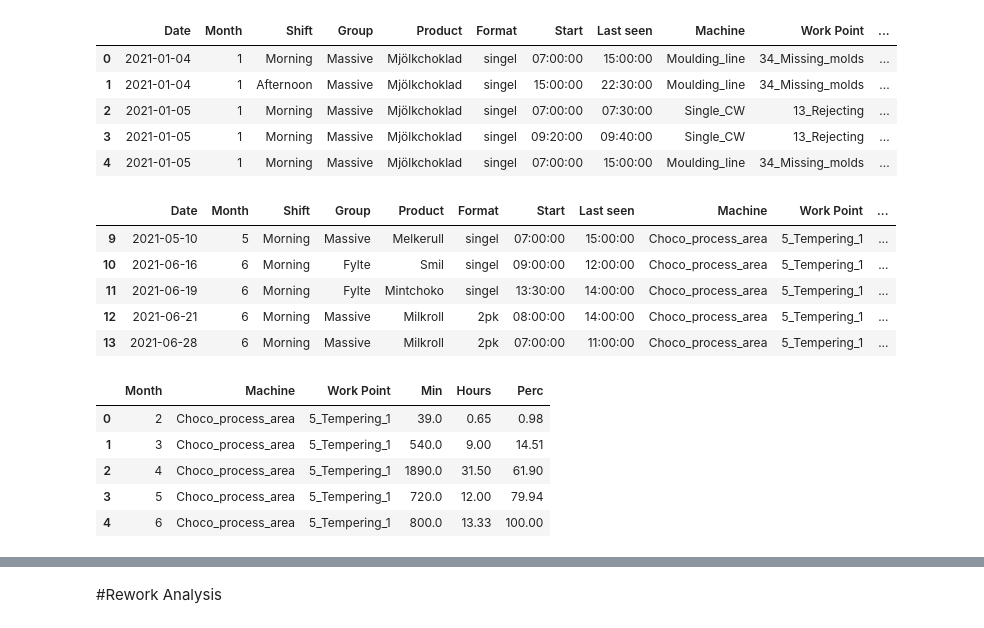
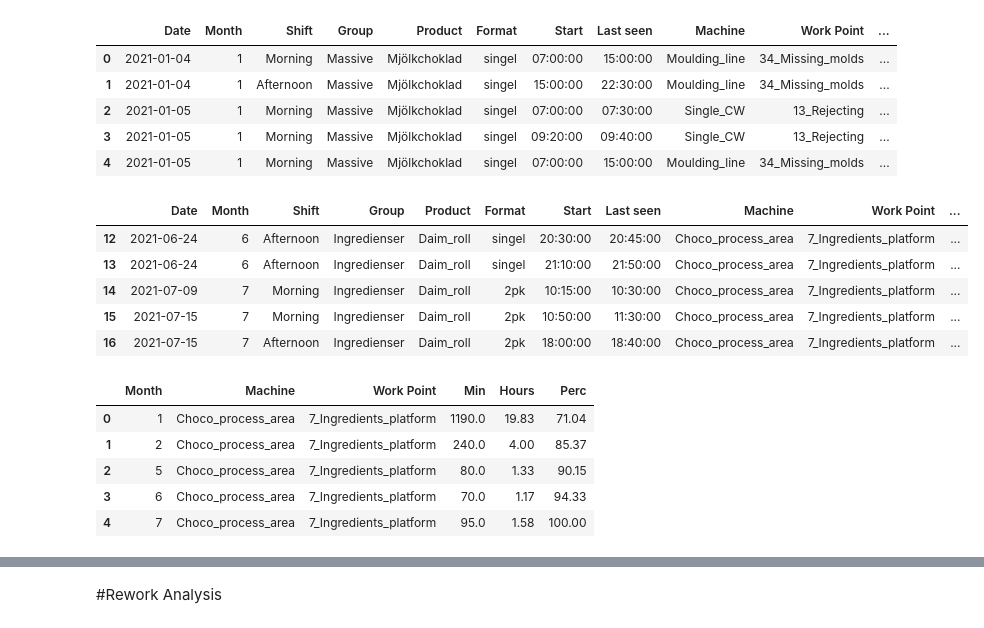
Before and after one commit to gabrielborja/python_data_analysis, a Jupyter notebook: production_analysis.ipynb, the cells around one changed output, grey strips where cells are left out. Cells and saved outputs as stored; diff of their text form; code cells hidden in the pictures.

```diff
--- a/production_analysis.ipynb
+++ b/production_analysis.ipynb
@@ -605,7 +605,7 @@ memory usage: 63.3+ KB
 # %%
 #Slicing the dataframe to match the last month
 s = '2021-01-01'
-f = '2021-07-14'
+f = '2021-07-31'
 hist = df8_a[s : f].copy()
 hist.index[0], hist.index[-1]
 # %% [output]
@@ -624,15 +624,15 @@ hist.head()
 | 4 | 2021-01-05 | 1 | Morning | Massive | Mjölkchoklad | singel | 07:00:00 | 15:00:00 | Moulding_line | 34_Missing_molds | ... |
 # %%
 #Filtering the dataframe to the specific stoppage reason
-hist_a = hist[hist['Work Point']=='5_Tempering_1'].copy().reset_index(drop=True)
+hist_a = hist[hist['Work Point']=='7_Ingredients_platform'].copy().reset_index(drop=True)
 hist_a.tail()
 # %% [output]
 |  | Date | Month | Shift | Group | Product | Format | Start | Last seen | Machine | Work Point | ... |
-| 9 | 2021-05-10 | 5 | Morning | Massive | Melkerull | singel | 07:00:00 | 15:00:00 | Choco_process_area | 5_Tempering_1 | ... |
-| 10 | 2021-06-16 | 6 | Morning | Fylte | Smil | singel | 09:00:00 | 12:00:00 | Choco_process_area | 5_Tempering_1 | ... |
-| 11 | 2021-06-19 | 6 | Morning | Fylte | Mintchoko | singel | 13:30:00 | 14:00:00 | Choco_process_area | 5_Tempering_1 | ... |
-| 12 | 2021-06-21 | 6 | Morning | Massive | Milkroll | 2pk | 08:00:00 | 14:00:00 | Choco_process_area | 5_Tempering_1 | ... |
-| 13 | 2021-06-28 | 6 | Morning | Massive | Milkroll | 2pk | 07:00:00 | 11:00:00 | Choco_process_area | 5_Tempering_1 | ... |
+| 12 | 2021-06-24 | 6 | Afternoon | Ingredienser | Daim_roll | singel | 20:30:00 | 20:45:00 | Choco_process_area | 7_Ingredients_platform | ... |
+| 13 | 2021-06-24 | 6 | Afternoon | Ingredienser | Daim_roll | singel | 21:10:00 | 21:50:00 | Choco_process_area | 7_Ingredients_platform | ... |
+| 14 | 2021-07-09 | 7 | Morning | Ingredienser | Daim_roll | 2pk | 10:15:00 | 10:30:00 | Choco_process_area | 7_Ingredients_platform | ... |
+| 15 | 2021-07-15 | 7 | Morning | Ingredienser | Daim_roll | 2pk | 10:50:00 | 11:30:00 | Choco_process_area | 7_Ingredients_platform | ... |
+| 16 | 2021-07-15 | 7 | Afternoon | Ingredienser | Daim_roll | 2pk | 18:00:00 | 18:40:00 | Choco_process_area | 7_Ingredients_platform | ... |
 # %%
 #Groupying by machine and workpoint and computing percentage column
 group_a = hist_a.groupby(['Month', 'Machine', 'Work Point']).agg({'Min':'sum'}).reset_index()
@@ -641,10 +641,10 @@ group_a = group_a.assign(Hours = lambda x: round((x['Min']/60), 2),
 group_a.head()
 # %% [output]
 |  | Month | Machine | Work Point | Min | Hours | Perc |
-| 0 | 2 | Choco_process_area | 5_Tempering_1 | 39.0 | 0.65 | 0.98 |
-| 1 | 3 | Choco_process_area | 5_Tempering_1 | 540.0 | 9.00 | 14.51 |
-| 2 | 4 | Choco_process_area | 5_Tempering_1 | 1890.0 | 31.50 | 61.90 |
-| 3 | 5 | Choco_process_area | 5_Tempering_1 | 720.0 | 12.00 | 79.94 |
-| 4 | 6 | Choco_process_area | 5_Tempering_1 | 800.0 | 13.33 | 100.00 |
+| 0 | 1 | Choco_process_area | 7_Ingredients_platform | 1190.0 | 19.83 | 71.04 |
+| 1 | 2 | Choco_process_area | 7_Ingredients_platform | 240.0 | 4.00 | 85.37 |
+| 2 | 5 | Choco_process_area | 7_Ingredients_platform | 80.0 | 1.33 | 90.15 |
+| 3 | 6 | Choco_process_area | 7_Ingredients_platform | 70.0 | 1.17 | 94.33 |
+| 4 | 7 | Choco_process_area | 7_Ingredients_platform | 95.0 | 1.58 | 100.00 |
 # %%
 #Replacing numbers with month names
```
Also changed, not shown: parts of 5 cells of this notebook.
